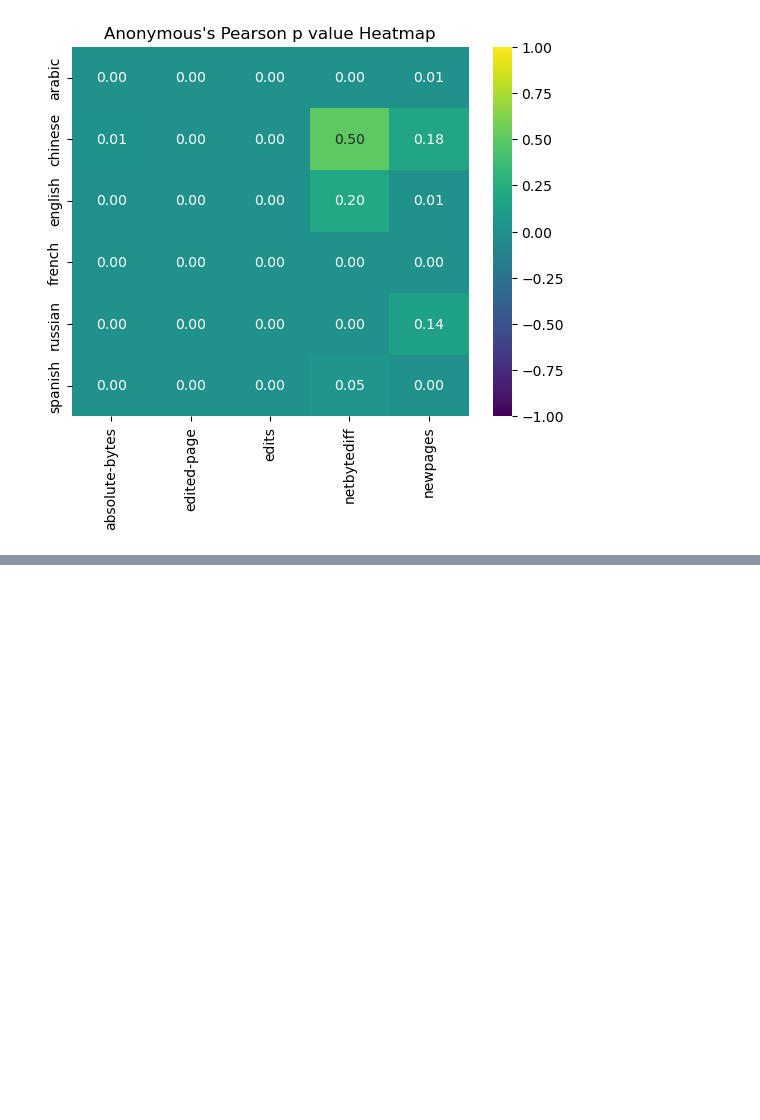
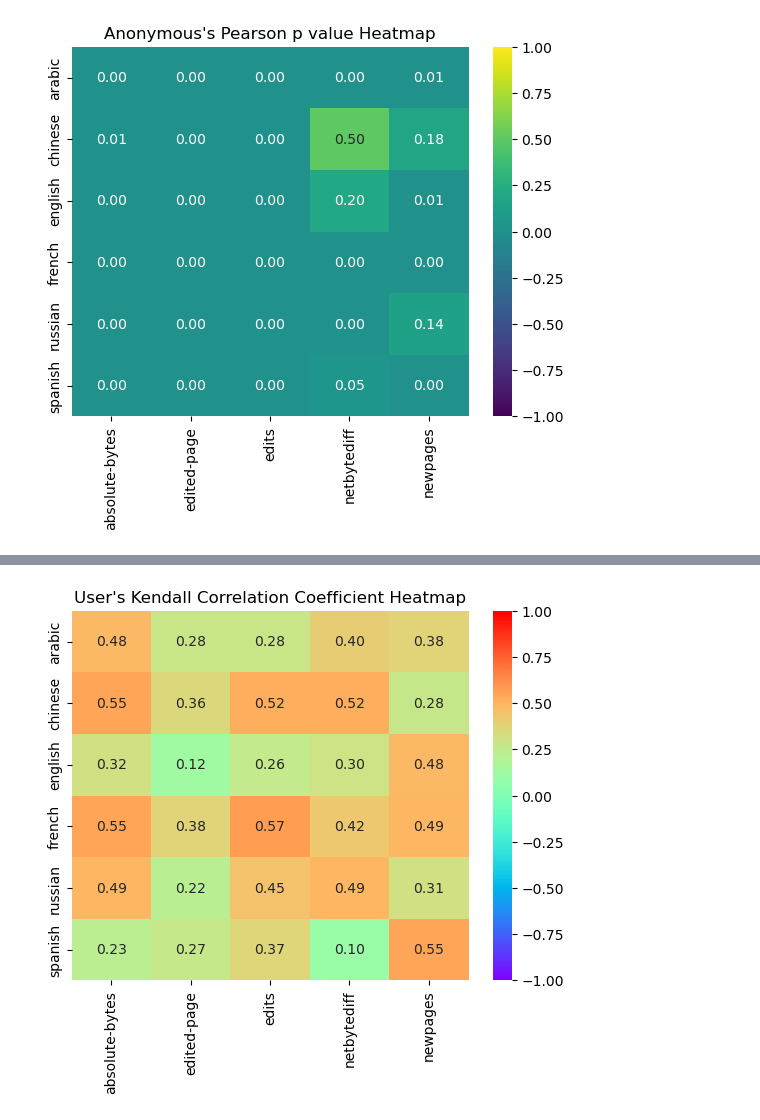
Before and after one commit to aryas0ng/wikipedia-analysis, a Jupyter notebook: plot.ipynb, the cells around one changed output, grey strips where cells are left out. Cells and saved outputs as stored; diff of their text form; code cells hidden in the pictures; blank space fills up the shorter version.

```diff
--- a/plot.ipynb
+++ b/plot.ipynb
@@ -206,0 +196,5 @@ plot("kendall-p-user")
+# %%
+title = "User's Kendall Correlation Coefficient Heatmap"
+plot("kendall-cc-user",title,"rainbow")
+# %% [output]
+[figure, added]
```
Also changed, not shown: parts of 10 cells of this notebook, 8 other files.
